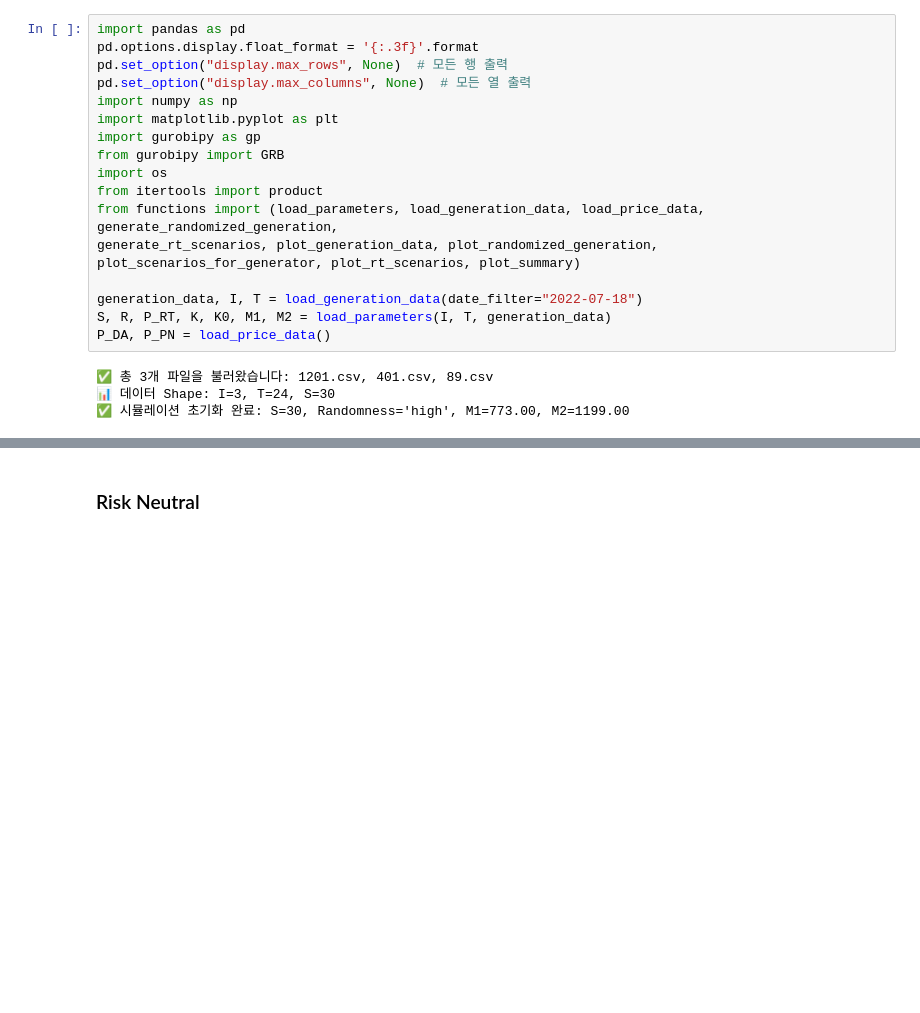
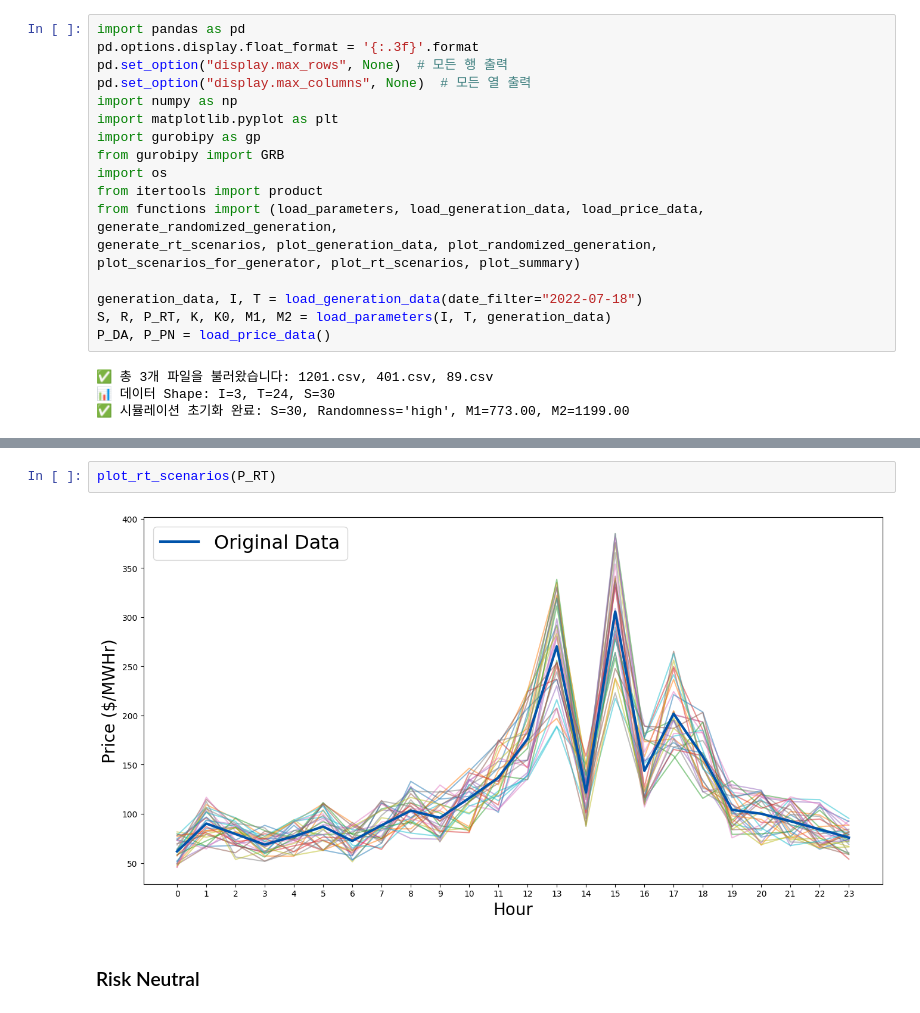
Before and after one commit to syeoyo/coursework, a Jupyter notebook: IIE7585/final_project/model.ipynb, the cells around one changed output, grey strips where cells are left out. Drawn from its saved outputs; the diff is of its cells as text; blank space fills up the shorter version.

```diff
--- a/IIE7585/final_project/model.ipynb
+++ b/IIE7585/final_project/model.ipynb
@@ -22,3 +26,7 @@ P_DA, P_PN = load_price_data()
+# %%
+plot_rt_scenarios(P_RT)
+# %% [output]
+[figure, added]
 # %% [markdown]
 ### Risk Neutral
 # %%
```
Also changed, not shown: parts of 6 cells of this notebook, 11 other files.
